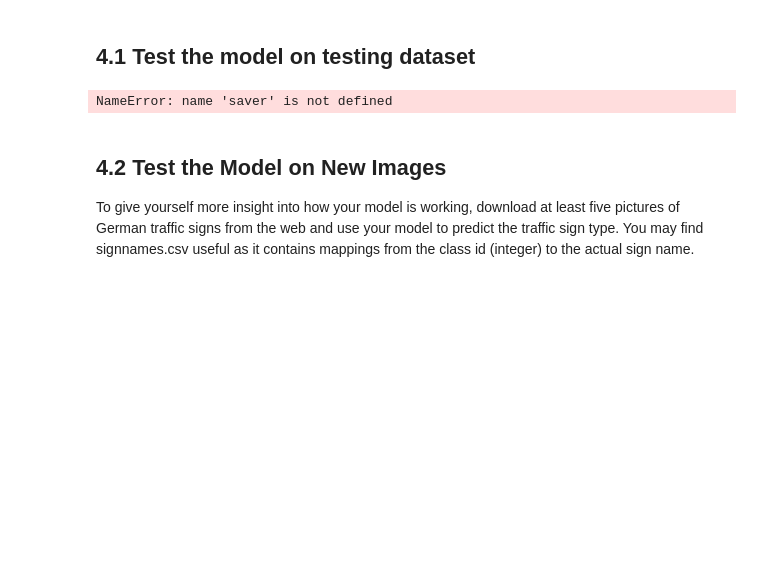
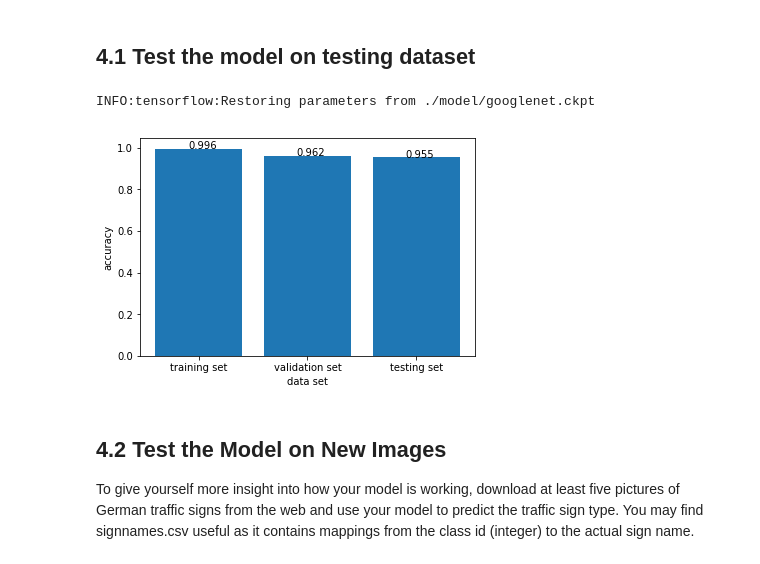
Before and after one commit to liferlisiqi/Traffic-Sign-Classifier, a Jupyter notebook: GoogLeNet.ipynb, the cells around one changed output. Drawn from its saved outputs; the diff is of its cells as text; code cells hidden in the pictures; blank space fills up the shorter version.

```diff
--- a/GoogLeNet.ipynb
+++ b/GoogLeNet.ipynb
@@ -127,7 +112,7 @@ EPOCHS = 35
 BATCH_SIZE = 128
 
 # Train method
-logits = VGG(x, keep_prob)
+logits = GoogLeNet(x, keep_prob)
 cross_entropy = tf.nn.softmax_cross_entropy_with_logits(labels=one_hot_y, logits=logits)
 loss_operation = tf.reduce_mean(cross_entropy)
 optimizer = tf.train.AdamOptimizer(learning_rate = LEARNING_RATE)
@@ -169,7 +154,7 @@ with tf.Session() as sess:
         validation_accuracy = evaluate(X_valid, y_valid)
         print("Validation Accuracy = {:.3f}".format(validation_accuracy))
 
-    saver.save(sess, './model/lenet.ckpt')
+    saver.save(sess, './model/googlenet.ckpt')
     print("Model saved")
 # %% [output]
 Training...
@@ -195,22 +180,23 @@ Wall time: 2min 37s
 ## 4.1 Test the model on testing dataset
 # %%
 with tf.Session() as sess:
-    saver.restore(sess, './model/lenet.ckpt')
+    saver.restore(sess, './model/googlenet.ckpt')
     train_accuracy = evaluate(X_train, y_train)
     valid_accuracy = evaluate(X_valid, y_valid)
     test_accuracy = evaluate(X_test, y_test)
 
 accuracys = [train_accuracy, valid_accuracy, test_accuracy]
 tick_labels = ["training set", "validation set", "testing set"]
 plt.bar(range(3), accuracys)
 plt.xlabel('data set')
 plt.ylabel('accuracy')
 plt.xticks(range(3), tick_labels)
 for x_,y_ in zip(range(3), accuracys):
     plt.text(x_ - 0.1, y_, '%.3f'%y_)
 plt.show()
 # %% [output]
-NameError: name 'saver' is not defined
+INFO:tensorflow:Restoring parameters from ./model/googlenet.ckpt
+[figure, added]
 # %% [markdown]
 ## 4.2 Test the Model on New Images
 To give yourself more insight into how your model is working, download at least five pictures of German traffic signs from the web and use your model to predict the traffic sign type. You may find signnames.csv useful as it contains mappings from the class id (integer) to the actual sign name.
```
Also changed, not shown: parts of 4 cells of this notebook, 1 other file.
